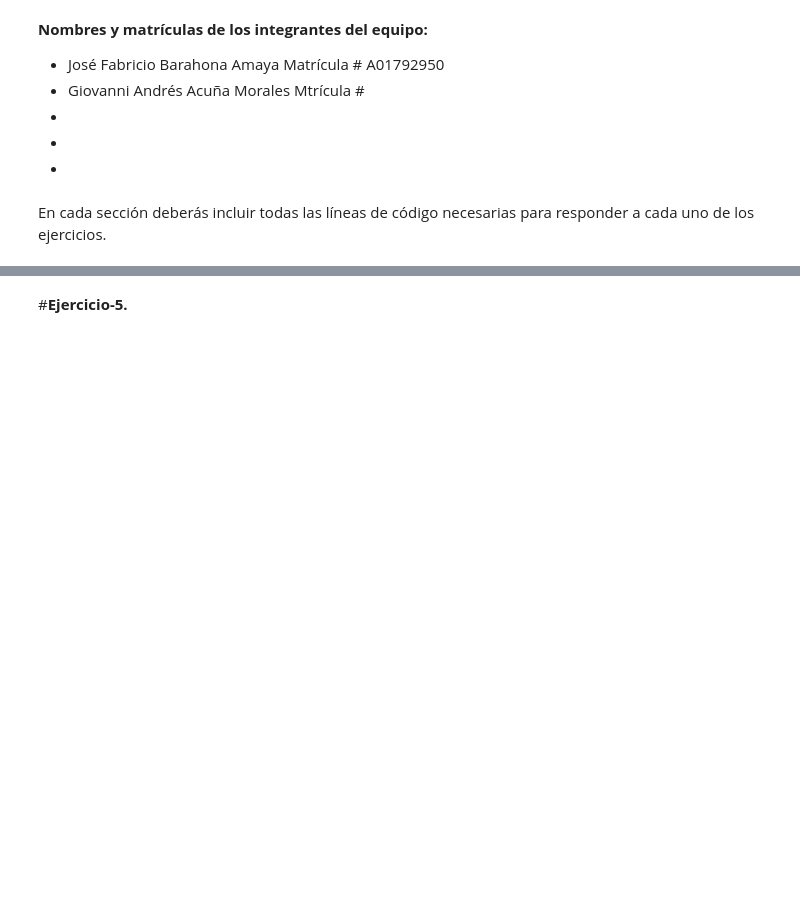
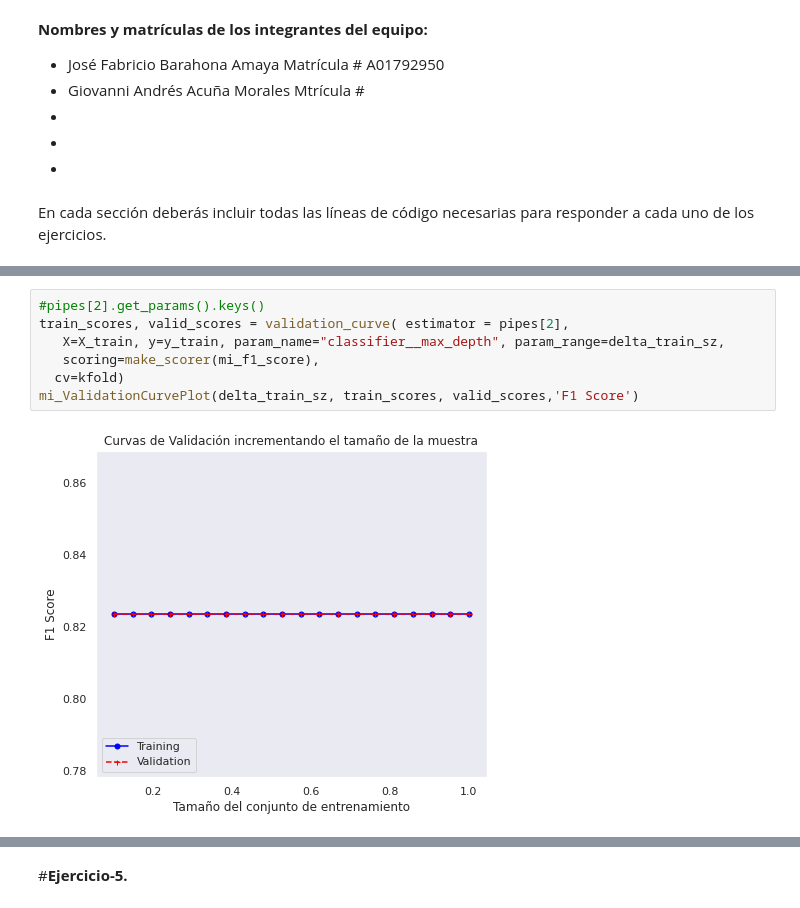
Before and after one commit to fabribara/iayaa-Equipo-40, a Jupyter notebook: MNA_IAyAA_semana_6_Actividad.ipynb, the cells around one changed output, grey strips where cells are left out. Saved outputs shown, nothing was run; the diff lists cells and outputs as text; blank space fills up the shorter version.

```diff
--- a/MNA_IAyAA_semana_6_Actividad.ipynb
+++ b/MNA_IAyAA_semana_6_Actividad.ipynb
@@ -38,0 +522,9 @@ None
+# %%
+#pipes[2].get_params().keys()
+train_scores, valid_scores = validation_curve( estimator = pipes[2],
+   X=X_train, y=y_train, param_name="classifier__max_depth", param_range=delta_train_sz,
+   scoring=make_scorer(mi_f1_score),
+  cv=kfold)
+mi_ValidationCurvePlot(delta_train_sz, train_scores, valid_scores,'F1 Score')
+# %% [output]
+[figure, added]
```
Also changed, not shown: parts of 23 cells of this notebook.
